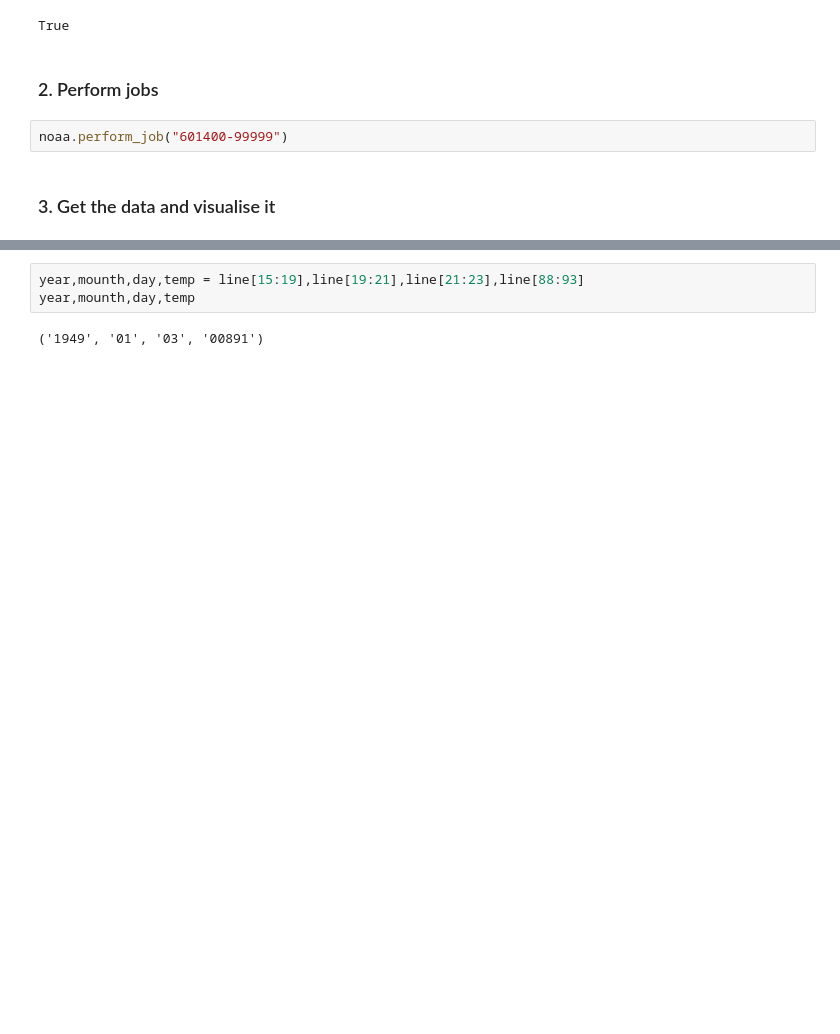
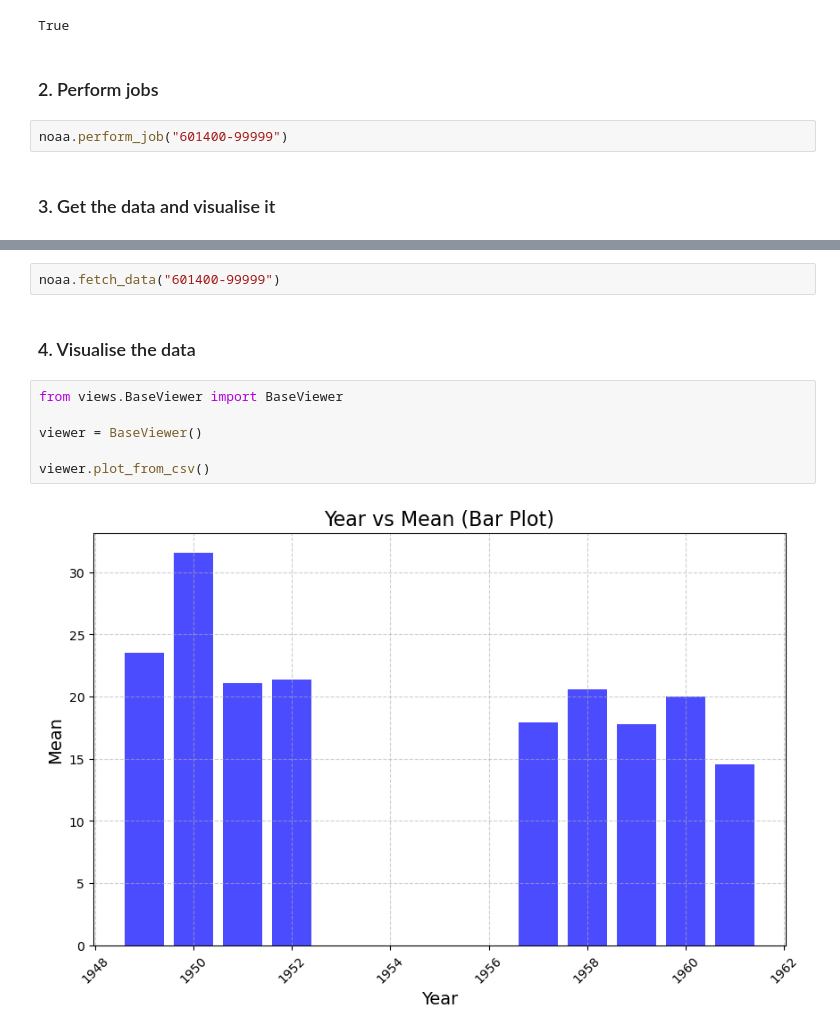
Before and after one commit to AdnaneMaj/mini-projet, a Jupyter notebook: src/run.ipynb, the cells around one changed output, grey strips where cells are left out. Cells and saved outputs as stored; diff of their text form; blank space fills up the shorter version.

```diff
--- a/src/run.ipynb
+++ b/src/run.ipynb
@@ -22,5 +19,12 @@ noaa.perform_job("601400-99999")
-# %%
-year,mounth,day,temp = line[15:19],line[19:21],line[21:23],line[88:93]
-year,mounth,day,temp
-# %% [output]
-('1949', '01', '03', '00891')
+# %%
+noaa.fetch_data("601400-99999")
+# %% [markdown]
+### 4. Visualise the data
+# %%
+from views.BaseViewer import BaseViewer
+
+viewer = BaseViewer()
+
+viewer.plot_from_csv()
+# %% [output]
+[figure, added]
```
Also changed, not shown: parts of 1 cell of this notebook, 1 other file.
